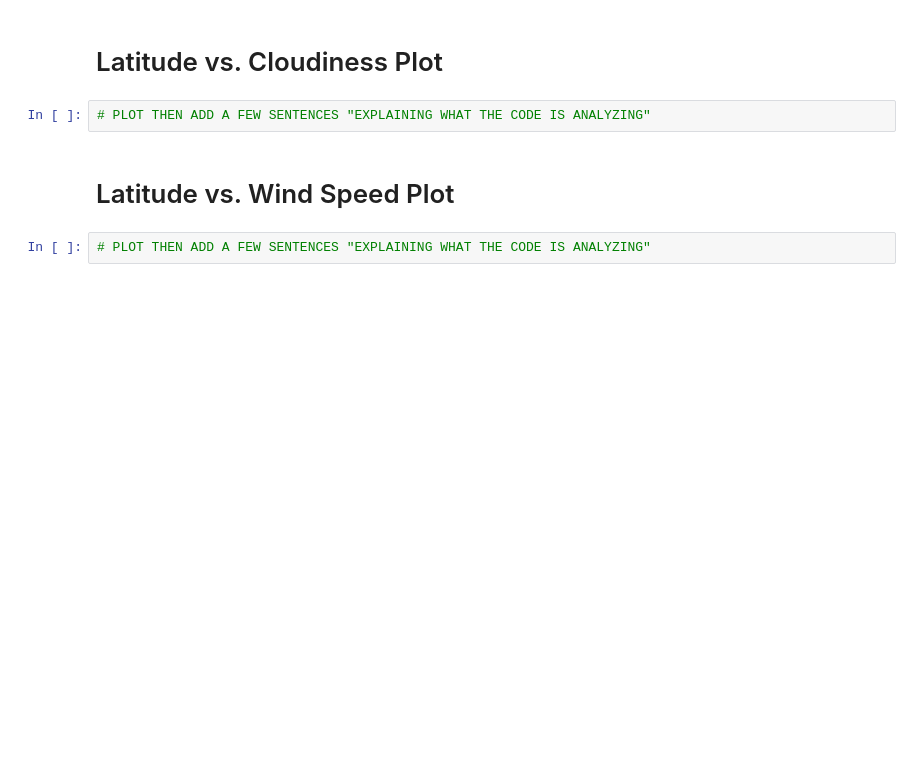
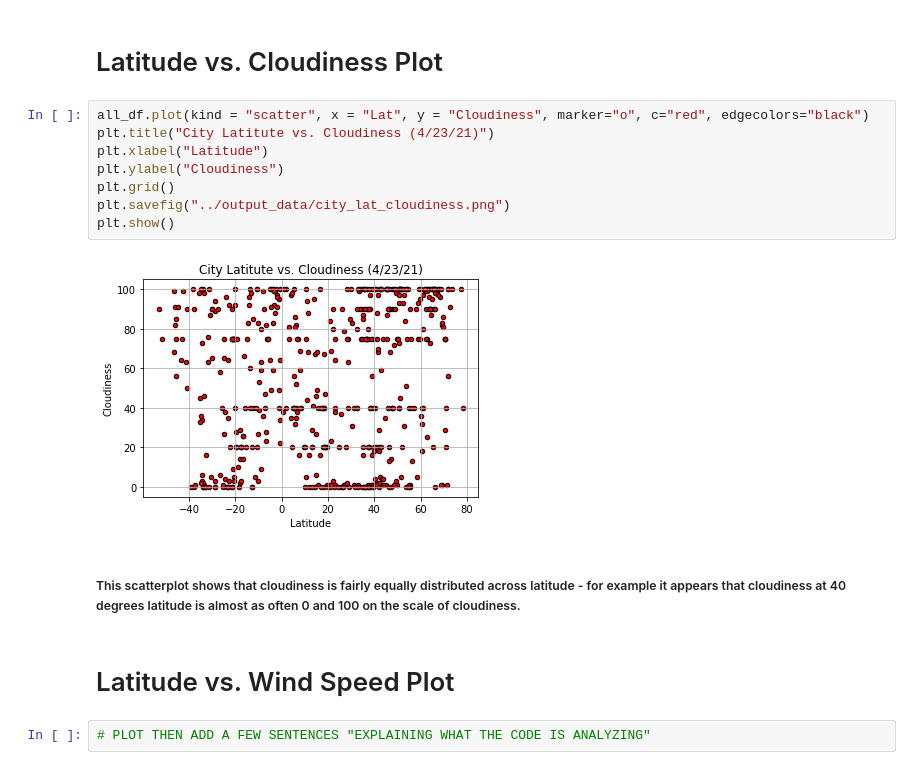
Before and after one commit to MarcLeslie/python-api-challenge, a Jupyter notebook: WeatherPy/WeatherPy.ipynb, the cells around one changed output. Cells and saved outputs as stored; diff of their text form; blank space fills up the shorter version.

```diff
--- a/WeatherPy/WeatherPy.ipynb
+++ b/WeatherPy/WeatherPy.ipynb
@@ -193,7 +204,17 @@ plt.show()
 # %% [markdown]
 # Latitude vs. Cloudiness Plot
-# %%
-# PLOT THEN ADD A FEW SENTENCES "EXPLAINING WHAT THE CODE IS ANALYZING"
+# %%
+all_df.plot(kind = "scatter", x = "Lat", y = "Cloudiness", marker="o", c="red", edgecolors="black")
+plt.title("City Latitute vs. Cloudiness (4/23/21)")
+plt.xlabel("Latitude")
+plt.ylabel("Cloudiness")
+plt.grid()
+plt.savefig("../output_data/city_lat_cloudiness.png")
+plt.show()
+# %% [output]
+[figure, added]
+# %% [markdown]
+##### This scatterplot shows that cloudiness is fairly equally distributed across latitude - for example it appears that cloudiness at 40 degrees  latitude is almost as often 0 and 100 on the scale of cloudiness.
 # %% [markdown]
 # Latitude vs. Wind Speed Plot
 # %%
```
Also changed, not shown: parts of 6 cells of this notebook, 3 other files.
